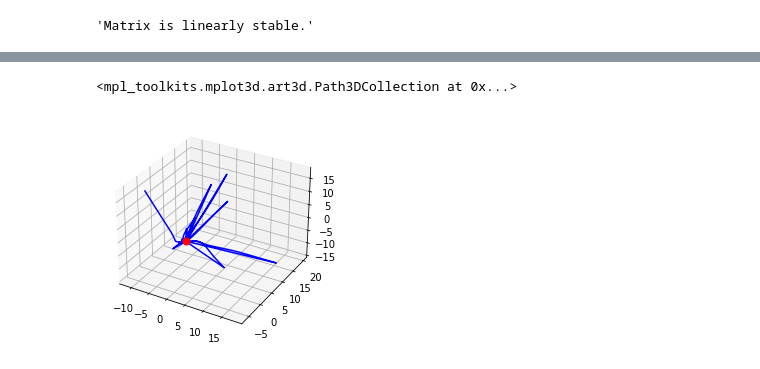
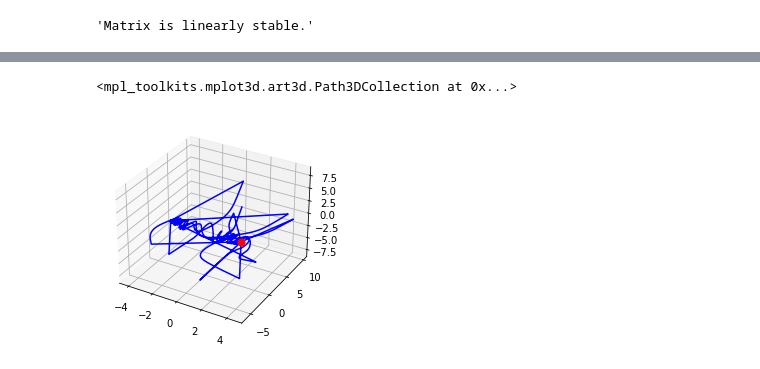
Before and after one commit to kozleo/boa_rnn, a Jupyter notebook: notebooks/test_nb.ipynb, the cells around one changed output, grey strips where cells are left out. Saved outputs shown, nothing was run; the diff lists cells and outputs as text; code cells hidden in the pictures.

Commit message:
sampling method

```diff
--- a/notebooks/test_nb.ipynb
+++ b/notebooks/test_nb.ipynb
@@ -12,9 +28,9 @@ from boa_rnn import utils
 # %%
 np.random.seed(0)
 
-n = 100
+n = 20
 num_trials = 10
-g = 1.1
+g = 1.5
 
 T_max = 40
 num_steps = 20000
@@ -24,7 +40,7 @@ u = np.zeros((n,num_steps))
 B = np.zeros((n,n))
 
 
-W = utils.create_random_stable_weight_matrix(n = n, scale = g, return_eigs = False)
+W = utils.create_random_weight_matrix(n = n, scale = g)
 
 init_scale = 1
 # %%
@@ -37,8 +53,7 @@ for step in range(num_steps):
   x += dt*utils.RNN_update(x,W)
   xs[:,:,step] = x
 # %%
-#x0 = np.random.uniform(-10,10,(n))
-sol = root(fun = utils.RNN_update, x0 = xs[:,0,-1], jac=utils.RNN_update_jac, method='hybr',args = (W))
+sol = root(fun = utils.RNN_update, x0 = xs[:,3,-1], jac=utils.RNN_update_jac, method='hybr',args = (W))
 x_star = sol.x
 
 J_star = utils.RNN_update_jac(sol.x,W)
@@ -50,19 +110,24 @@ M = utils.get_local_lyapunov_metric(J = J_star)
 # %%
 xs_flattened = np.reshape(xs, newshape = (n,num_trials*num_steps))
-pca = PCA(n_components=3)
-xs_flattened_pca= pca.fit_transform(xs_flattened.T)
+#pca = PCA(n_components=3)
+svd = TruncatedSVD(n_components=3, n_iter=7, random_state=42)
 
-Q = pca.components_
+xs_flattened_svd= svd.fit_transform(xs_flattened.T)
+
+Q = svd.components_
 # %%
 fig = plt.figure()
 ax = plt.axes(projection='3d')
 
-ax.plot(xs_flattened_pca[:,0],xs_flattened_pca[:,1],xs_flattened_pca[:,2],color = 'b')
+#xs_flattened_projection = (Q @ xs_flattened).T
+
+ax.plot(xs_flattened_svd[:,0],xs_flattened_svd[:,1],xs_flattened_svd[:,2],color = 'b')
+
 #ax.plot(xs_flattened_projection[:,0],xs_flattened_projection[:,1],xs_flattened_projection[:,2],color = 'g')
 
 x_star_pca = Q @ x_star
 
 ax.scatter(x_star_pca[0],x_star_pca[1],x_star_pca[2],c = 'r',s = 50)
 # %% [output]
 <mpl_toolkits.mplot3d.art3d.Path3DCollection at 0x...>
-[figure, old version]
+[figure, new version]
```
Also changed, not shown: parts of 9 cells of this notebook, 1 other file.
